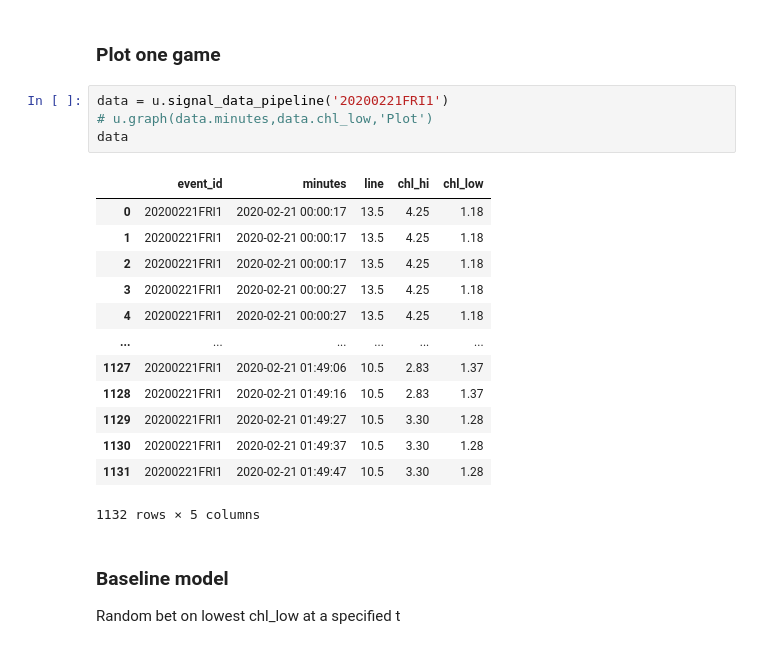
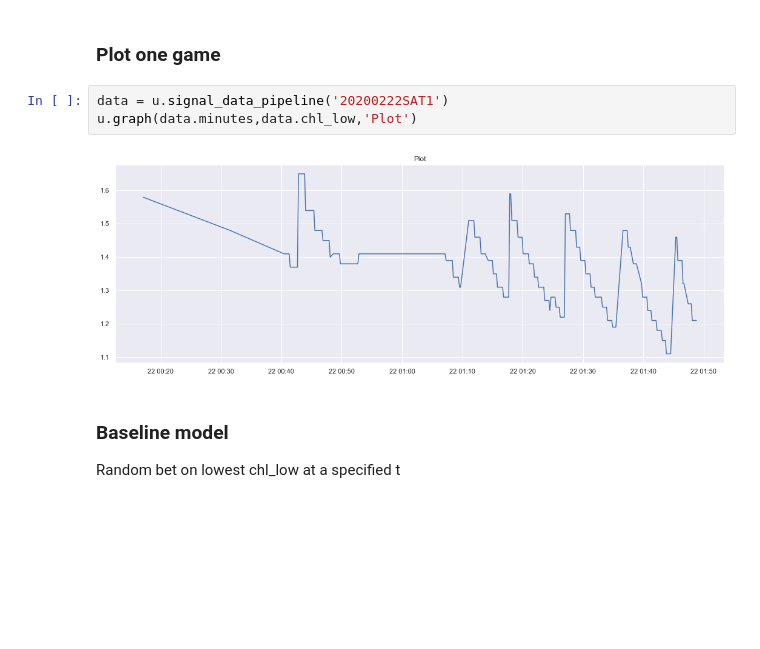
Before and after one commit to tysonwu/odds-crawl-app, a Jupyter notebook: development/data_collection/signal analysis.ipynb, the cells around one changed output. Saved outputs shown, nothing was run; the diff lists cells and outputs as text; blank space fills up the shorter version.

```diff
--- a/development/data_collection/signal analysis.ipynb
+++ b/development/data_collection/signal analysis.ipynb
@@ -69,23 +56,10 @@ signals.graph_profit(signal)
 # %% [markdown]
 ### Plot one game
 # %%
-data = u.signal_data_pipeline('20200221FRI1')
-# u.graph(data.minutes,data.chl_low,'Plot')
-data
+data = u.signal_data_pipeline('20200222SAT1')
+u.graph(data.minutes,data.chl_low,'Plot')
 # %% [output]
-|  | event_id | minutes | line | chl_hi | chl_low |
-| 0 | 20200221FRI1 | 2020-02-21 00:00:17 | 13.5 | 4.25 | 1.18 |
-| 1 | 20200221FRI1 | 2020-02-21 00:00:17 | 13.5 | 4.25 | 1.18 |
-| 2 | 20200221FRI1 | 2020-02-21 00:00:17 | 13.5 | 4.25 | 1.18 |
-| 3 | 20200221FRI1 | 2020-02-21 00:00:27 | 13.5 | 4.25 | 1.18 |
-| 4 | 20200221FRI1 | 2020-02-21 00:00:27 | 13.5 | 4.25 | 1.18 |
-| ... | ... | ... | ... | ... | ... |
-| 1127 | 20200221FRI1 | 2020-02-21 01:49:06 | 10.5 | 2.83 | 1.37 |
-| 1128 | 20200221FRI1 | 2020-02-21 01:49:16 | 10.5 | 2.83 | 1.37 |
-| 1129 | 20200221FRI1 | 2020-02-21 01:49:27 | 10.5 | 3.30 | 1.28 |
-| 1130 | 20200221FRI1 | 2020-02-21 01:49:37 | 10.5 | 3.30 | 1.28 |
-| 1131 | 20200221FRI1 | 2020-02-21 01:49:47 | 10.5 | 3.30 | 1.28 |
-1132 rows × 5 columns
+[figure, added]
 # %% [markdown]
 ### Baseline model
 Random bet on lowest chl_low at a specified t
```
Also changed, not shown: parts of 5 cells of this notebook.
